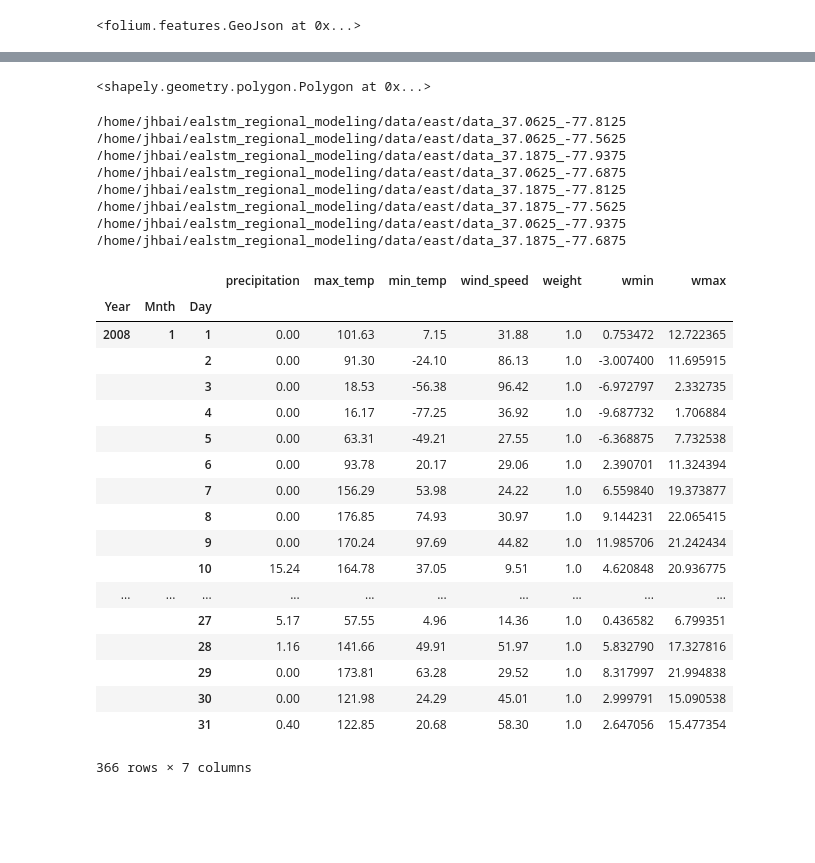
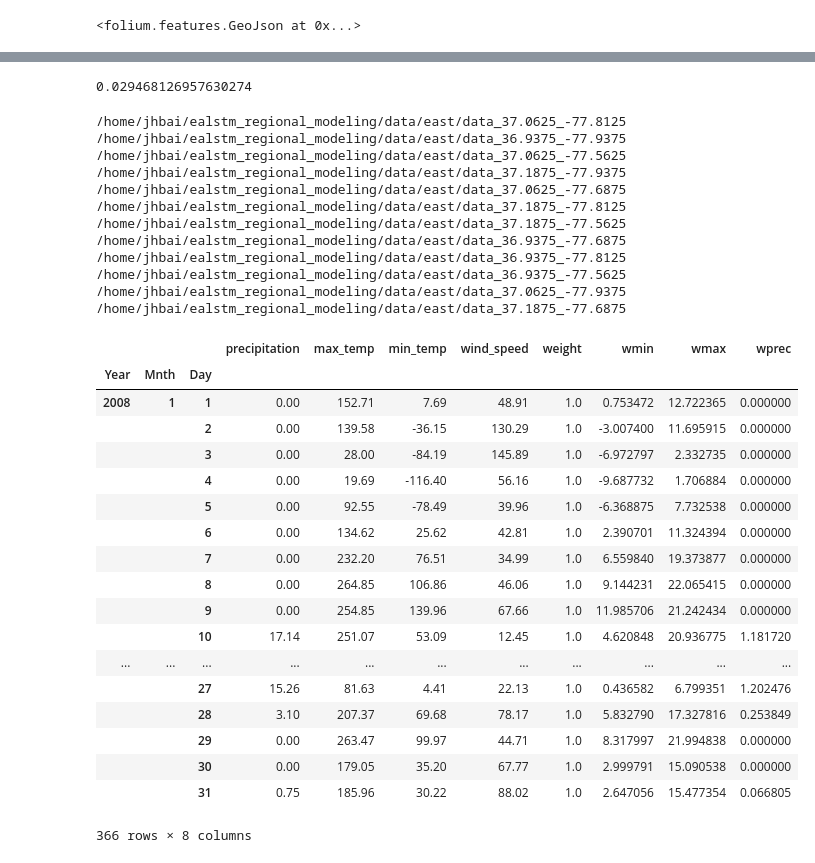
Before and after one commit to gauchm/ealstm_regional_modeling, a Jupyter notebook: notebooks/Camels&Gridded.ipynb, the cells around one changed output, grey strips where cells are left out. Saved outputs shown, nothing was run; the diff lists cells and outputs as text; code cells hidden in the pictures; blank space fills up the shorter version.

```diff
--- a/notebooks/Camels&Gridded.ipynb
+++ b/notebooks/Camels&Gridded.ipynb
@@ -104,8 +105,8 @@ m = folium.Map(width=650, height=500, zoom_start=4,
                 location=[41.960781097662604, -78.16963195732737],
                 tiles='Stamen Terrain')
 shapefile1=shapefile[0:200]
-new_shape=datautils.create_shape(shapefile1, '02046000',transformer)
-folium.GeoJson(new_shape,name='02046000',tooltip='02046000').add_to(m)
+new_shape=datautils.create_shape(shapefile, '01632000',transformer)
+folium.GeoJson(new_shape,name='01632000',tooltip='01632000').add_to(m)
 # %% [output]
 <folium.features.GeoJson at 0x...>
 # %%
@@ -115,44 +116,50 @@ m
 # %%
 import re
 
-filterlist=datautils.list_overlap(new_shape,CODE_DIR,0.0625)
-new_shape
+filterlist=datautils.list_overlap(new_shape,CODE_DIR,0.125)
+new_shape.area
 # %% [output]
-<shapely.geometry.polygon.Polygon at 0x...>
+0.029468126957630274
 # %%
 result=datautils.find_intersect(new_shape,filterlist)
+result['wprec'] = result['weight']*result['precipitation']
+
 in1980=result[(result['Year']==2008)]
 g=in1980.groupby( ['Year', 'Mnth', 'Day'])
 final=g.sum()
 final
 # %% [output]
 /home/jhbai/ealstm_regional_modeling/data/east/data_37.0625_-77.8125
+/home/jhbai/ealstm_regional_modeling/data/east/data_36.9375_-77.9375
 /home/jhbai/ealstm_regional_modeling/data/east/data_37.0625_-77.5625
 /home/jhbai/ealstm_regional_modeling/data/east/data_37.1875_-77.9375
 /home/jhbai/ealstm_regional_modeling/data/east/data_37.0625_-77.6875
 /home/jhbai/ealstm_regional_modeling/data/east/data_37.1875_-77.8125
 /home/jhbai/ealstm_regional_modeling/data/east/data_37.1875_-77.5625
+/home/jhbai/ealstm_regional_modeling/data/east/data_36.9375_-77.6875
+/home/jhbai/ealstm_regional_modeling/data/east/data_36.9375_-77.8125
+/home/jhbai/ealstm_regional_modeling/data/east/data_36.9375_-77.5625
 /home/jhbai/ealstm_regional_modeling/data/east/data_37.0625_-77.9375
 /home/jhbai/ealstm_regional_modeling/data/east/data_37.1875_-77.6875
-|  |  |  | precipitation | max_temp | min_temp | wind_speed | weight | wmin | wmax |
-| Year | Mnth | Day |  |  |  |  |  |  |  |
-| 2008 | 1 | 1 | 0.00 | 101.63 | 7.15 | 31.88 | 1.0 | 0.753472 | 12.722365 |
-|  |  | 2 | 0.00 | 91.30 | -24.10 | 86.13 | 1.0 | -3.007400 | 11.695915 |
-|  |  | 3 | 0.00 | 18.53 | -56.38 | 96.42 | 1.0 | -6.972797 | 2.332735 |
-|  |  | 4 | 0.00 | 16.17 | -77.25 | 36.92 | 1.0 | -9.687732 | 1.706884 |
-|  |  | 5 | 0.00 | 63.31 | -49.21 | 27.55 | 1.0 | -6.368875 | 7.732538 |
-|  |  | 6 | 0.00 | 93.78 | 20.17 | 29.06 | 1.0 | 2.390701 | 11.324394 |
-|  |  | 7 | 0.00 | 156.29 | 53.98 | 24.22 | 1.0 | 6.559840 | 19.373877 |
-|  |  | 8 | 0.00 | 176.85 | 74.93 | 30.97 | 1.0 | 9.144231 | 22.065415 |
-|  |  | 9 | 0.00 | 170.24 | 97.69 | 44.82 | 1.0 | 11.985706 | 21.242434 |
-|  |  | 10 | 15.24 | 164.78 | 37.05 | 9.51 | 1.0 | 4.620848 | 20.936775 |
-| ... | ... | ... | ... | ... | ... | ... | ... | ... | ... |
-|  |  | 27 | 5.17 | 57.55 | 4.96 | 14.36 | 1.0 | 0.436582 | 6.799351 |
-|  |  | 28 | 1.16 | 141.66 | 49.91 | 51.97 | 1.0 | 5.832790 | 17.327816 |
-|  |  | 29 | 0.00 | 173.81 | 63.28 | 29.52 | 1.0 | 8.317997 | 21.994838 |
-|  |  | 30 | 0.00 | 121.98 | 24.29 | 45.01 | 1.0 | 2.999791 | 15.090538 |
-|  |  | 31 | 0.40 | 122.85 | 20.68 | 58.30 | 1.0 | 2.647056 | 15.477354 |
+|  |  |  | precipitation | max_temp | min_temp | wind_speed | weight | wmin | wmax | wprec |
+| Year | Mnth | Day |  |  |  |  |  |  |  |  |
+| 2008 | 1 | 1 | 0.00 | 152.71 | 7.69 | 48.91 | 1.0 | 0.753472 | 12.722365 | 0.000000 |
+|  |  | 2 | 0.00 | 139.58 | -36.15 | 130.29 | 1.0 | -3.007400 | 11.695915 | 0.000000 |
+|  |  | 3 | 0.00 | 28.00 | -84.19 | 145.89 | 1.0 | -6.972797 | 2.332735 | 0.000000 |
+|  |  | 4 | 0.00 | 19.69 | -116.40 | 56.16 | 1.0 | -9.687732 | 1.706884 | 0.000000 |
+|  |  | 5 | 0.00 | 92.55 | -78.49 | 39.96 | 1.0 | -6.368875 | 7.732538 | 0.000000 |
+|  |  | 6 | 0.00 | 134.62 | 25.62 | 42.81 | 1.0 | 2.390701 | 11.324394 | 0.000000 |
+|  |  | 7 | 0.00 | 232.20 | 76.51 | 34.99 | 1.0 | 6.559840 | 19.373877 | 0.000000 |
+|  |  | 8 | 0.00 | 264.85 | 106.86 | 46.06 | 1.0 | 9.144231 | 22.065415 | 0.000000 |
+|  |  | 9 | 0.00 | 254.85 | 139.96 | 67.66 | 1.0 | 11.985706 | 21.242434 | 0.000000 |
+|  |  | 10 | 17.14 | 251.07 | 53.09 | 12.45 | 1.0 | 4.620848 | 20.936775 | 1.181720 |
+| ... | ... | ... | ... | ... | ... | ... | ... | ... | ... | ... |
+|  |  | 27 | 15.26 | 81.63 | 4.41 | 22.13 | 1.0 | 0.436582 | 6.799351 | 1.202476 |
+|  |  | 28 | 3.10 | 207.37 | 69.68 | 78.17 | 1.0 | 5.832790 | 17.327816 | 0.253849 |
+|  |  | 29 | 0.00 | 263.47 | 99.97 | 44.71 | 1.0 | 8.317997 | 21.994838 | 0.000000 |
+|  |  | 30 | 0.00 | 179.05 | 35.20 | 67.77 | 1.0 | 2.999791 | 15.090538 | 0.000000 |
+|  |  | 31 | 0.75 | 185.96 | 30.22 | 88.02 | 1.0 | 2.647056 | 15.477354 | 0.066805 |
-366 rows × 7 columns
+366 rows × 8 columns
 # %%
 basins = get_basin_list()
 forcings = {}
```
Also changed, not shown: parts of 4 cells of this notebook, 4 other files.
